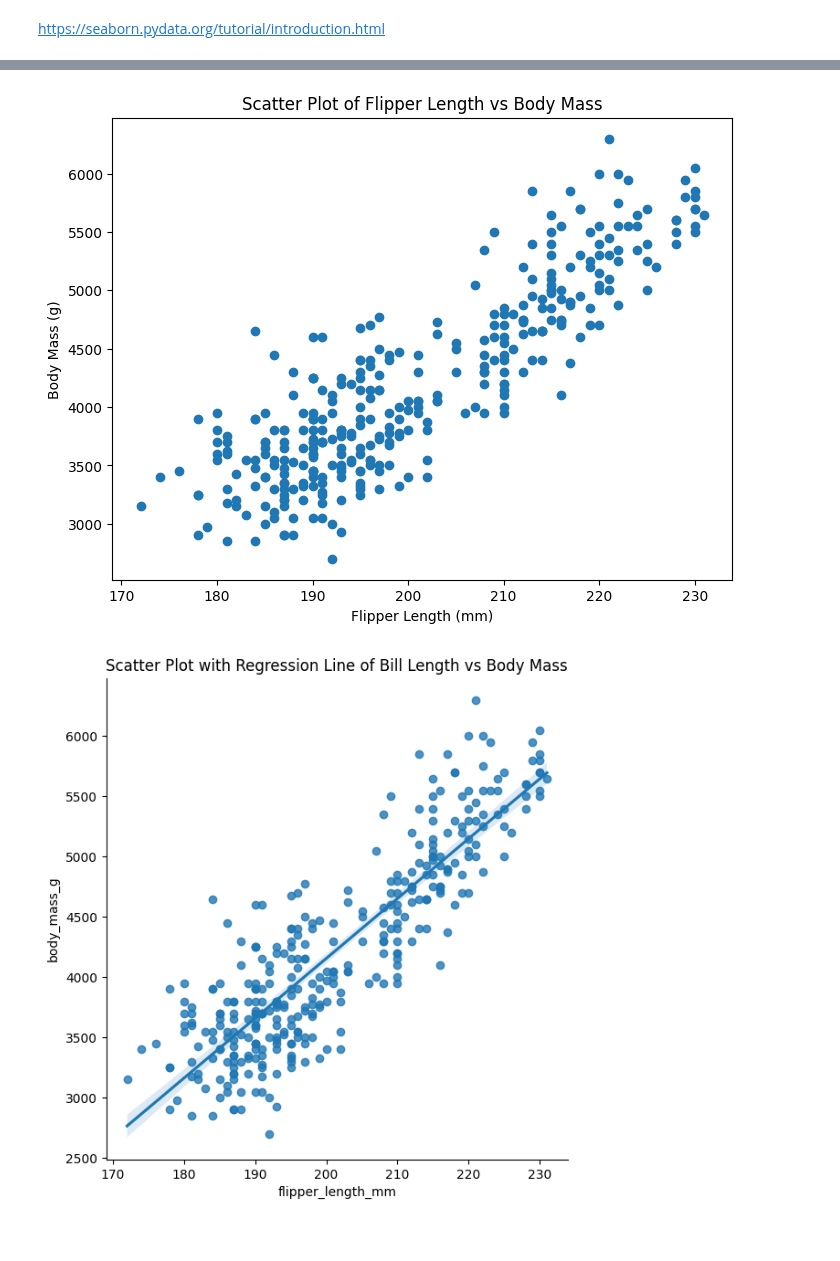
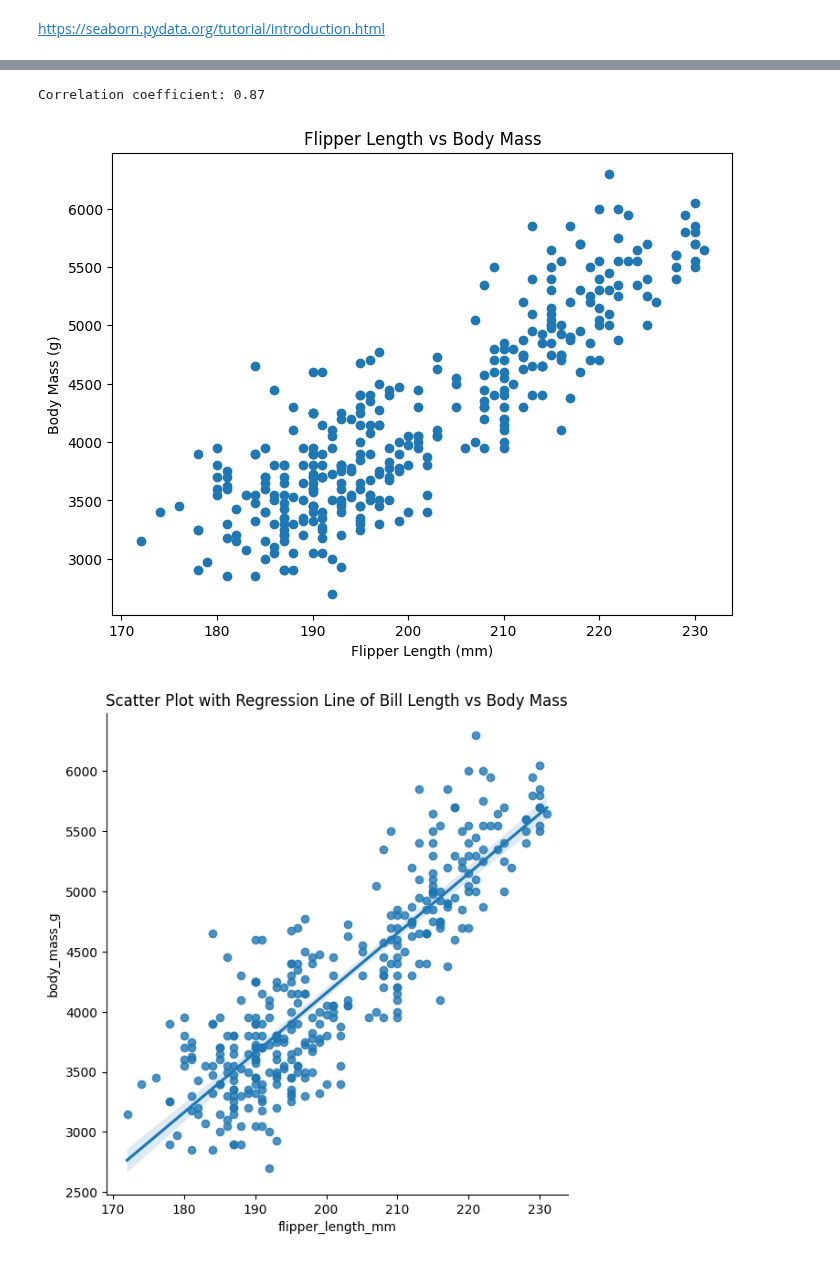
Before and after one commit to daveysull/principles_of_DA_project, a Jupyter notebook: penguins.ipynb, the cells around one changed output, grey strips where cells are left out. Drawn from its saved outputs; the diff is of its cells as text; code cells hidden in the pictures.

```diff
--- a/penguins.ipynb
+++ b/penguins.ipynb
@@ -139,7 +139,7 @@ print("Correlation coefficient:", correlation)
 # Visualize the relationship
 plt.figure(figsize=(8, 6))
 plt.scatter(penguins_cleaned['flipper_length_mm'], penguins_cleaned['body_mass_g'])
-plt.title('Scatter Plot of Flipper Length vs Body Mass')
+plt.title('Flipper Length vs Body Mass')
 plt.xlabel('Flipper Length (mm)')
 plt.ylabel('Body Mass (g)')
 plt.show()
@@ -153,2 +159,3 @@ Correlation coefficient: 0.87
+Correlation coefficient: 0.87
-[figure, old version]
+[figure, new version]
 [figure]
```
Also changed, not shown: parts of 1 cell of this notebook.
